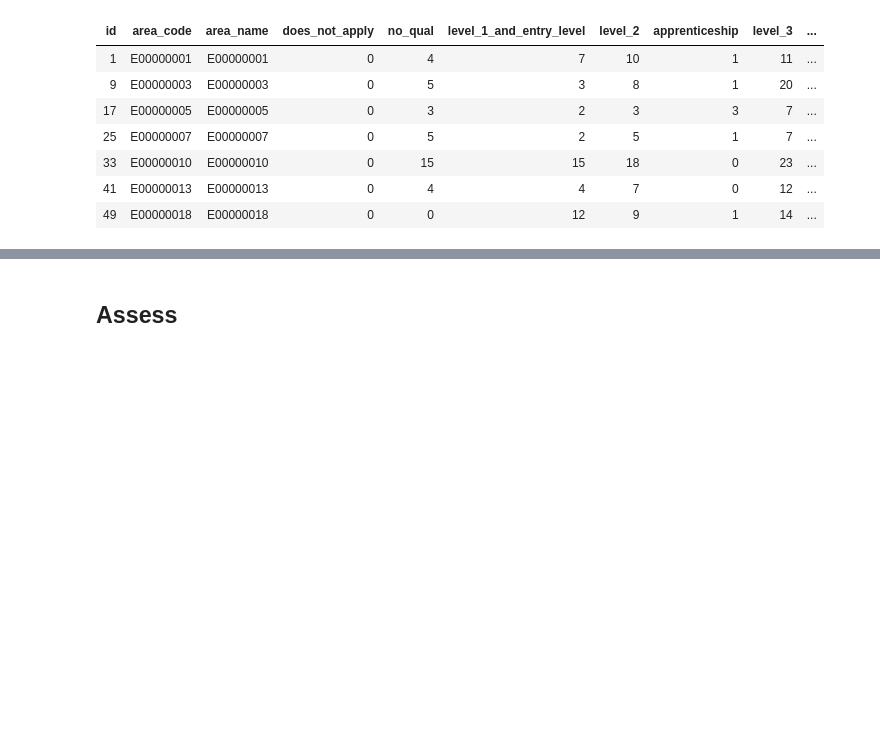
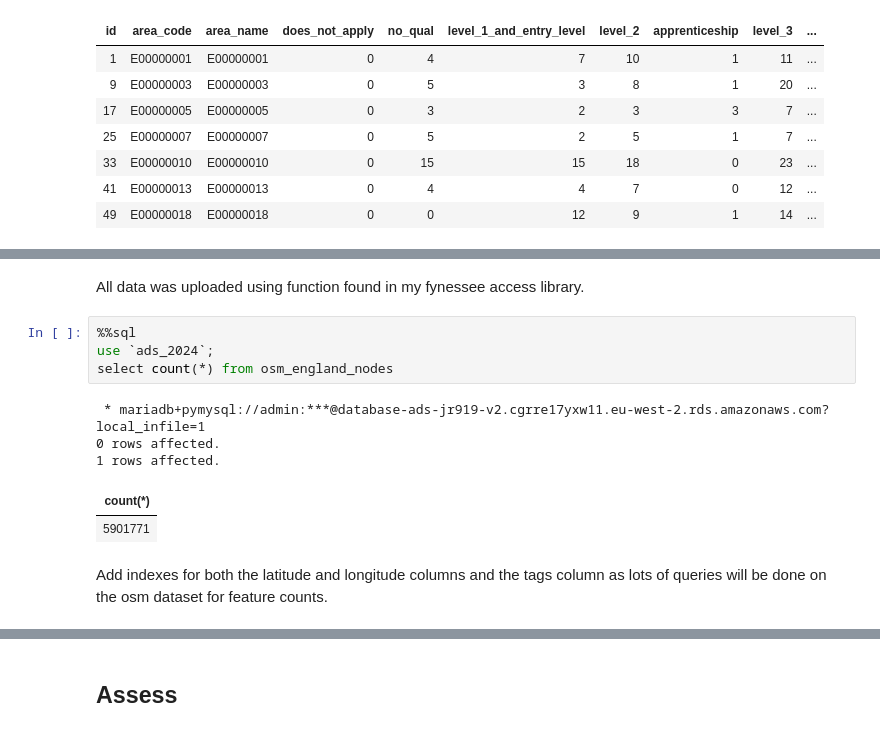
Before and after one commit to jr919cam/jr919_ads_2024, a Jupyter notebook: _notebooks/ads_course_assessment.ipynb, the cells around one changed output, grey strips where cells are left out. Saved outputs shown, nothing was run; the diff lists cells and outputs as text; blank space fills up the shorter version.

```diff
--- a/_notebooks/ads_course_assessment.ipynb
+++ b/_notebooks/ads_course_assessment.ipynb
@@ -504,0 +535,14 @@ Write a short paragraph summarising what you did in the Access stage.
+# %% [markdown]
+All data was uploaded using function found in my fynessee access library.
+# %%
+%%sql
+use `ads_2024`;
+select count(*) from osm_england_nodes
+# %% [output]
+ * mariadb+pymysql://admin:***@database-ads-jr919-v2.cgrre17yxw11.eu-west-2.rds.amazonaws.com?local_infile=1
+0 rows affected.
+1 rows affected.
+| count(*) |
+| 5901771 |
+# %% [markdown]
+Add indexes for both the latitude and longitude columns and the tags column as lots of queries will be done on the osm dataset for feature counts.
```
Also changed, not shown: parts of 15 cells of this notebook.
